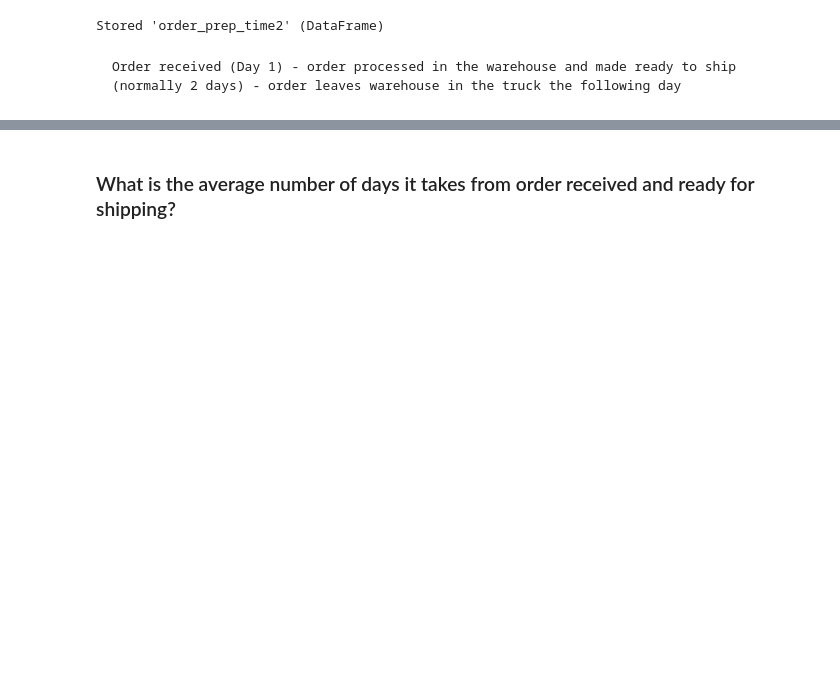
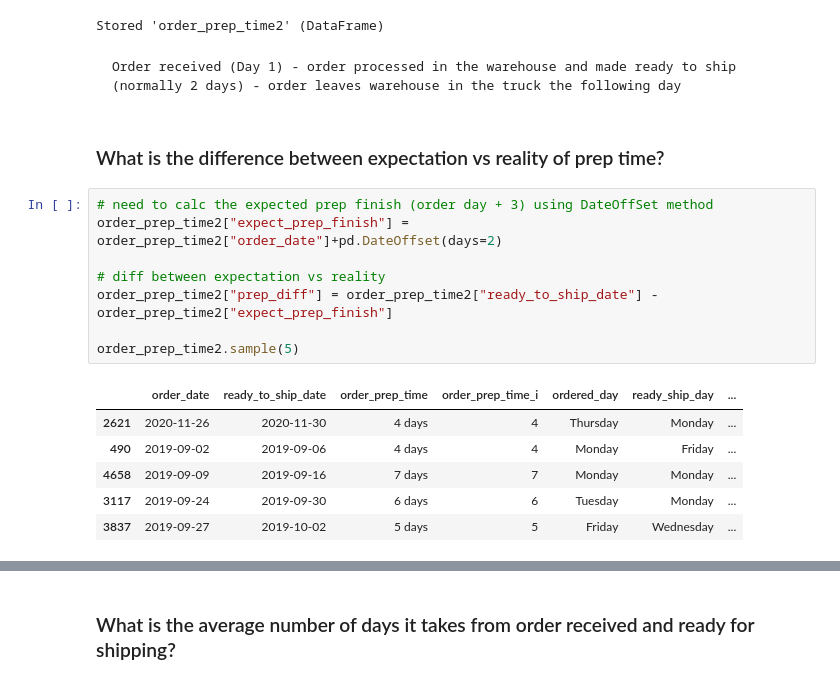
Before and after one commit to GioGonzalez07/EDA_project, a Jupyter notebook: order_prep_time_exc.ipynb, the cells around one changed output, grey strips where cells are left out. Saved outputs shown, nothing was run; the diff lists cells and outputs as text; blank space fills up the shorter version.

````diff
--- a/order_prep_time_exc.ipynb
+++ b/order_prep_time_exc.ipynb
@@ -104,3 +102,20 @@ Stored 'order_prep_time2' (DataFrame)
 ```
 Order received (Day 1) - order processed in the warehouse and made ready to ship (normally 2 days) - order leaves warehouse in the truck the following day
 ```
+# %% [markdown]
+### What is the difference between expectation vs reality of prep time?
+# %%
+# need to calc the expected prep finish (order day + 3) using DateOffSet method
+order_prep_time2["expect_prep_finish"] = order_prep_time2["order_date"]+pd.DateOffset(days=2)
+
+# diff between expectation vs reality
+order_prep_time2["prep_diff"] = order_prep_time2["ready_to_ship_date"] - order_prep_time2["expect_prep_finish"]
+
+order_prep_time2.sample(5)
+# %% [output]
+|  | order_date | ready_to_ship_date | order_prep_time | order_prep_time_i | ordered_day | ready_ship_day | ... |
+| 2621 | 2020-11-26 | 2020-11-30 | 4 days | 4 | Thursday | Monday | ... |
+| 490 | 2019-09-02 | 2019-09-06 | 4 days | 4 | Monday | Friday | ... |
+| 4658 | 2019-09-09 | 2019-09-16 | 7 days | 7 | Monday | Monday | ... |
+| 3117 | 2019-09-24 | 2019-09-30 | 6 days | 6 | Tuesday | Monday | ... |
+| 3837 | 2019-09-27 | 2019-10-02 | 5 days | 5 | Friday | Wednesday | ... |
````
Also changed, not shown: parts of 9 cells of this notebook.
